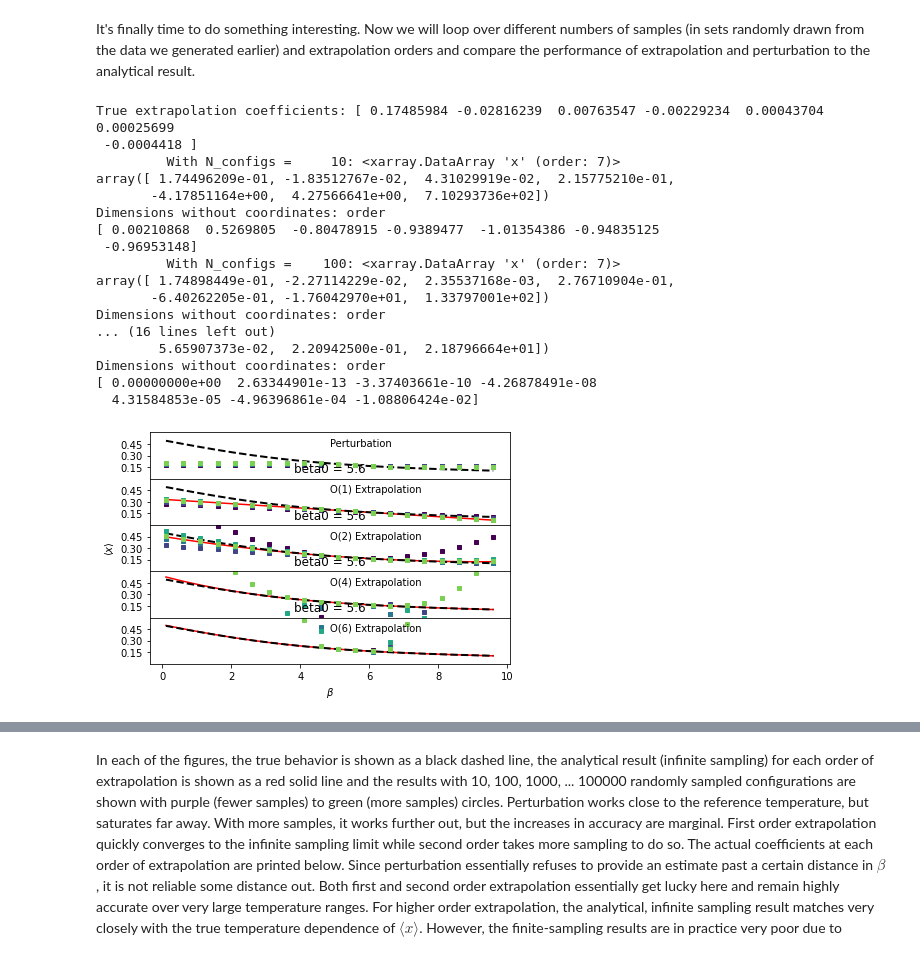
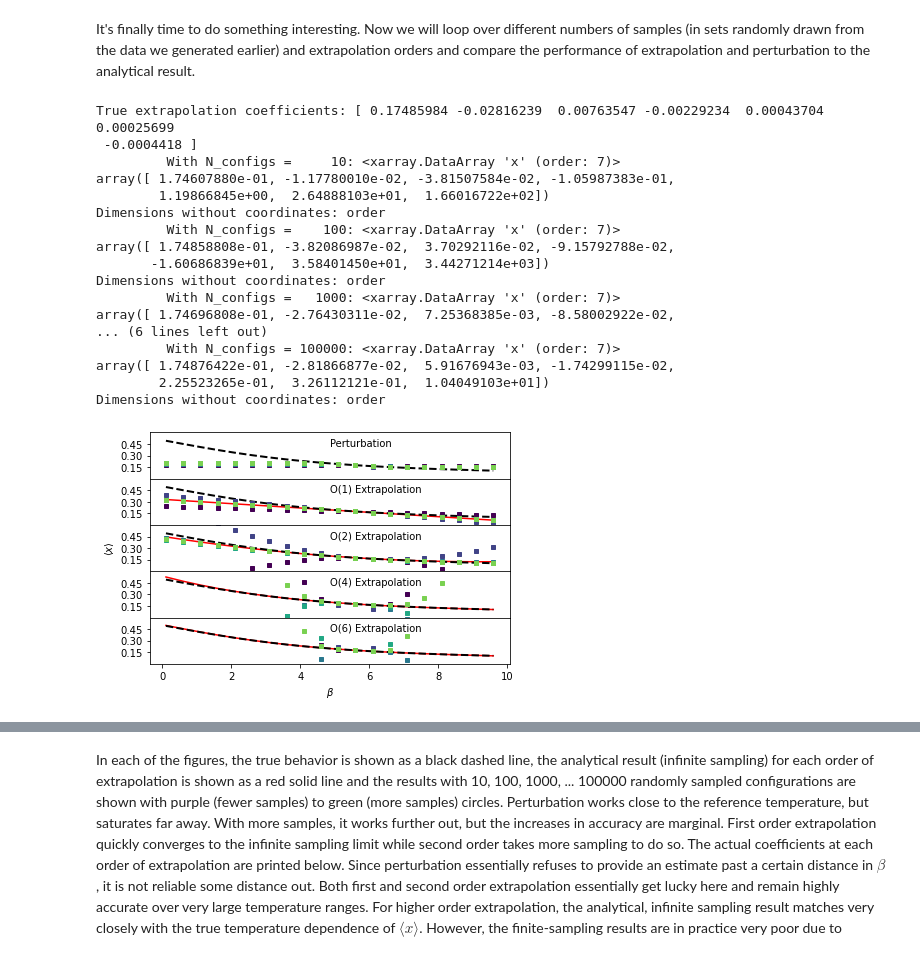
Before and after one commit to usnistgov/thermoextrap-archive, a Jupyter notebook: Ideal_Gas_Example.ipynb, the cells around one changed output, grey strips where cells are left out. Drawn from its saved outputs; the diff is of its cells as text; code cells hidden in the pictures.

```diff
--- a/Ideal_Gas_Example.ipynb
+++ b/Ideal_Gas_Example.ipynb
@@ -152,8 +153,8 @@ extParams = extModel.train(refB=refBeta, xData=xdata, uData=udata, saveParams=Tr
 pertParams = pertModel.train(refB=refBeta, xData=xdata, uData=udata, saveParams=True)
 # %%
 order = extOrders[-1]
-xem = xtrapy.ExtrapModel.from_values(order=order, beta0=refBeta, uv=udata, xv=xdata, central=True)
-xpm = xtrapy.PerturbModel.from_values(beta0=refBeta, uv=udata, xv=xdata)
+xem = xpan_beta.factory_extrapmodel(order=order, alpha0=refBeta, uv=udata, xv=xdata, central=True)
+xpm = xpan_beta.factory_perturbmodel(alpha0=refBeta, uv=udata, xv=xdata)
 # %% [markdown]
 In the above, we first create the objects, then train them. If you instead pass all but the `saveParams` argument when creating the models, they will automatically train themselves on the data provided. During initiation of extrapolation models, sympy is used to calculate all symbolic derivatives up to the desired order. Going to higher orders is really the time consuming bit, so we try and do it as few times as possible. This is not needed for perturbation as there is no sense of truncating at a certain order.
 
@@ -279 +275,15 @@ Coordinates:
 Dimensions without coordinates: val
+# %%
+# or with dataset
+import xarray as xr
+ds = xr.Dataset({'a': xtrapy.xrwrap_xv(xdata), 'b': xtrapy.xrwrap_xv(xdata**2)})
+xemds = xpan_beta.factory_extrapmodel(order, refBeta, udata, ds, central=True)
+# %%
+out = xemds.predict(betavals[:4], order=2)
+print(out.a)
+print(out.b)
+
+out2 = xem2_c.predict(betavals[:4], order=2)
+
+np.testing.assert_allclose(out.a, out2.sel(val=0))
+np.testing.assert_allclose(out.b, out2.sel(val=1))
@@ -407,56 +423,59 @@ for i, n in enumerate(nsampvals):
     thisinds = np.random.choice(len(xdata), size=n, replace=False)
 
     #Get parameters for extrapolation model with this data by training it - the parameters are the derivatives
-    xem = xtrapy.ExtrapModel.from_values(order, beta0=refBeta, uv=udata[thisinds], xv=xdata[thisinds], central=True)
+    xem = xpan_beta.factory_extrapmodel(order, alpha0=refBeta, uv=udata[thisinds], xv=xdata[thisinds], central=True)
     out = xem.predict(betavals, cumsum=True)
 
 
     print('\t With N_configs = {:6}: {}'.format(n, xem.xcoefs(norm=False))) #Have to flatten because observable is 1-D
-    print(thisext.flatten()/xem.xcoefs(norm=False).values-1)
     for j, o in enumerate(extOrders):
-          out.sel(order=o).plot(ax=ax[j+1], marker='s', ls='None', markersize=4, color=nsampcolors[i], label='N={}'.format(n))
+          out.sel(order=o).plot(ax=ax[j+1], marker='s', ls='None', markersize=4, color=nsampcolors[i],
+                                label='N={}'.format(n))
 
     #And do the same thing for perturbation, but here the parameters are just the data
-    xpm = xtrapy.PerturbModel.from_values(refBeta, udata[thisinds], xdata[thisinds])
+    xpm = xpan_beta.factory_perturbmodel(refBeta, udata[thisinds], xdata[thisinds])
     xpm.predict(betavals).plot(ax=ax[0], marker='s', ls='None', ms=4, color=nsampcolors[i])
 
 #     thispert = pertModel.train(refBeta, xdata[thisinds], udata[thisinds], saveParams=False)
 #     dataPert = pertModel.predict(betavals, params=thispert)
 #     ax[0].plot(betavals, dataPert, 'o', markersize=4, color=nsampcolors[i])
 
 ax[2].set_ylabel(r'$\langle x \rangle$')
 ax[-1].set_xlabel(r'$\beta$')
 
 ax[0].annotate('Perturbation', xy=(0.5, 0.7), xycoords='axes fraction')
 for j, o in enumerate(extOrders):
     ax[j+1].annotate('O(%i) Extrapolation'%(o), xy=(0.5, 0.7), xycoords='axes fraction')
 
 ax[-1].set_ylim((0.0, 0.6))
 ax[-1].yaxis.set_major_locator(mpl.ticker.MaxNLocator(nbins=4, prune='both'))
 
 fig.tight_layout()
 fig.subplots_adjust(hspace=0.0)
 
+for a in ax:
+    a.set_title('')
+
 plt.show()
 # %% [output]
 True extrapolation coefficients: [ 0.17485984 -0.02816239  0.00763547 -0.00229234  0.00043704  0.00025699
  -0.0004418 ]
          With N_configs =     10: <xarray.DataArray 'x' (order: 7)>
-array([ 1.74496209e-01, -1.83512767e-02,  4.31029919e-02,  2.15775210e-01,
-       -4.17851164e+00,  4.27566641e+00,  7.10293736e+02])
+array([ 1.74607880e-01, -1.17780010e-02, -3.81507584e-02, -1.05987383e-01,
+        1.19866845e+00,  2.64888103e+01,  1.66016722e+02])
 Dimensions without coordinates: order
-[ 0.00210868  0.5269805  -0.80478915 -0.9389477  -1.01354386 -0.94835125
- -0.96953148]
          With N_configs =    100: <xarray.DataArray 'x' (order: 7)>
-array([ 1.74898449e-01, -2.27114229e-02,  2.35537168e-03,  2.76710904e-01,
-       -6.40262205e-01, -1.76042970e+01,  1.33797001e+02])
+array([ 1.74858808e-01, -3.82086987e-02,  3.70292116e-02, -9.15792788e-02,
+       -1.60686839e+01,  3.58401450e+01,  3.44271214e+03])
 Dimensions without coordinates: order
-... (16 lines left out)
-        5.65907373e-02,  2.20942500e-01,  2.18796664e+01])
+         With N_configs =   1000: <xarray.DataArray 'x' (order: 7)>
+array([ 1.74696808e-01, -2.76430311e-02,  7.25368385e-03, -8.58002922e-02,
+... (6 lines left out)
+         With N_configs = 100000: <xarray.DataArray 'x' (order: 7)>
+array([ 1.74876422e-01, -2.81866877e-02,  5.91676943e-03, -1.74299115e-02,
+        2.25523265e-01,  3.26112121e-01,  1.04049103e+01])
 Dimensions without coordinates: order
-[ 0.00000000e+00  2.63344901e-13 -3.37403661e-10 -4.26878491e-08
-  4.31584853e-05 -4.96396861e-04 -1.08806424e-02]
-[figure, old version]
+[figure, new version]
 # %%
 fig, ax = plt.subplots(len(extOrders)+1, sharex=True, sharey=True)
 
```
Also changed, not shown: parts of 65 cells of this notebook, 8 other files.
